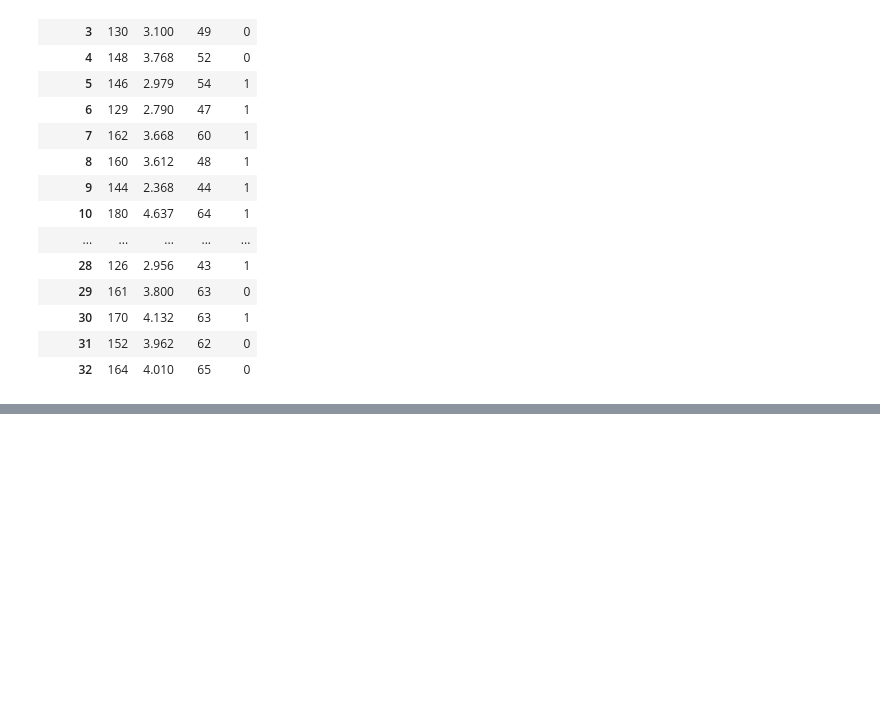
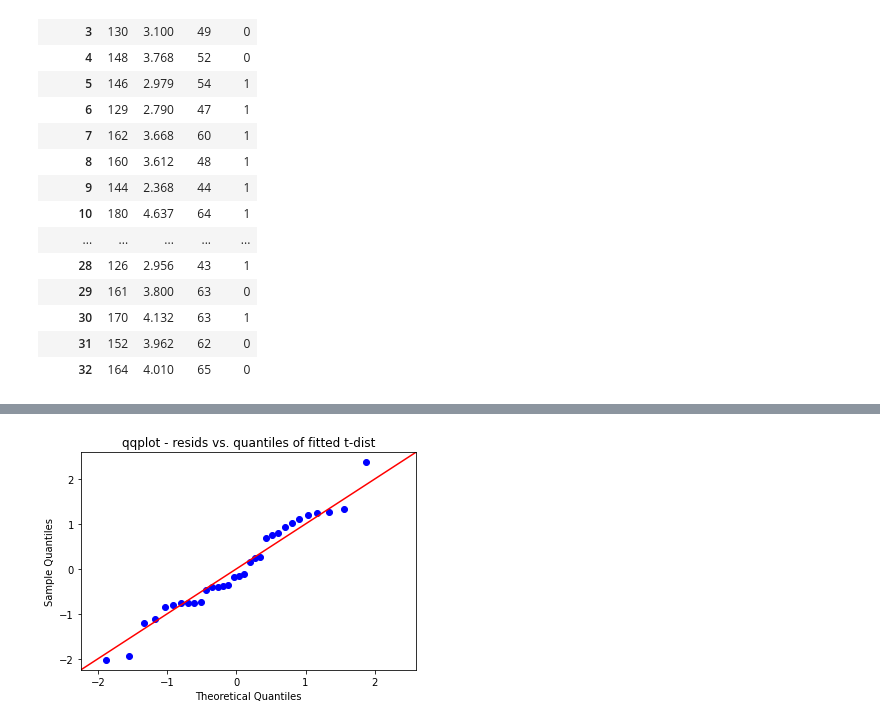
Before and after one commit to Sikerdebaard/ESP09, a Jupyter notebook: solutions.ipynb, the cells around one changed output, grey strips where cells are left out. Cells and saved outputs as stored; diff of their text form; code cells hidden in the pictures; blank space fills up the shorter version.

```diff
--- a/solutions.ipynb
+++ b/solutions.ipynb
@@ -96,0 +101,28 @@ df_data.describe()
+# %%
+import numpy as np
+import pandas as pd
+import matplotlib.pyplot as plt
+
+import statsmodels.api as sm
+
+x = df_data['QUET']
+y = df_data['SBP']
+
+X = sm.add_constant(x)
+
+model = sm.OLS(y, X)
+results = model.fit()
+
+print(results.summary())
+
+print()
+print('Parameters: ', results.params)
+
+print()
+print('R2: ', results.rsquared)
+
+print()
+print('Standard errors: ', results.bse)
+
+print()
+print('Predicted values: ', results.predict())
@@ -96,0 +147,12 @@ df_data.describe()
+# %%
+import scipy.stats as stats
+from matplotlib import pyplot as plt
+
+
+res = results.resid
+pplot = sm.ProbPlot(res, stats.t, fit=True)
+fig = pplot.qqplot(line="45")
+h = plt.title("qqplot - resids vs. quantiles of fitted t-dist")
+plt.show()
+# %% [output]
+[figure, added]
```
Also changed, not shown: parts of 8 cells of this notebook.
